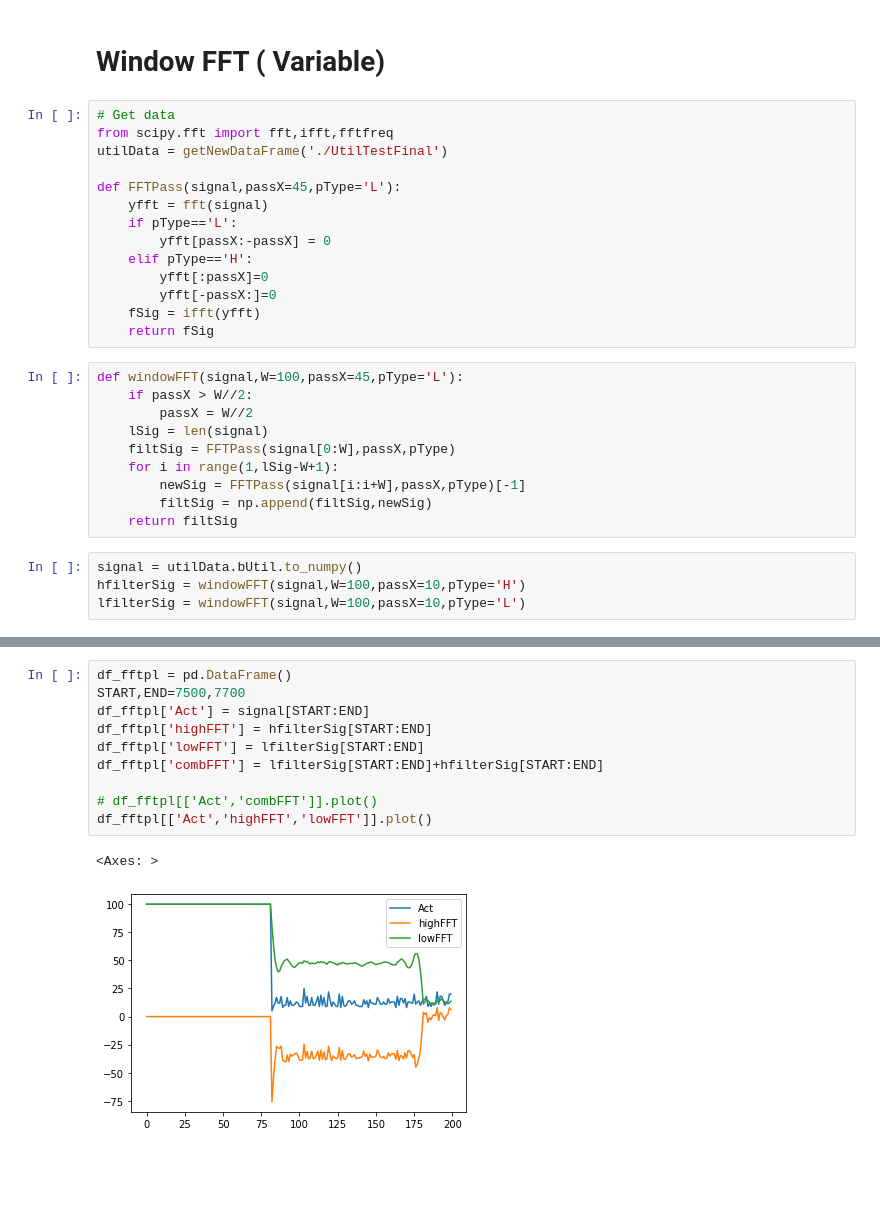
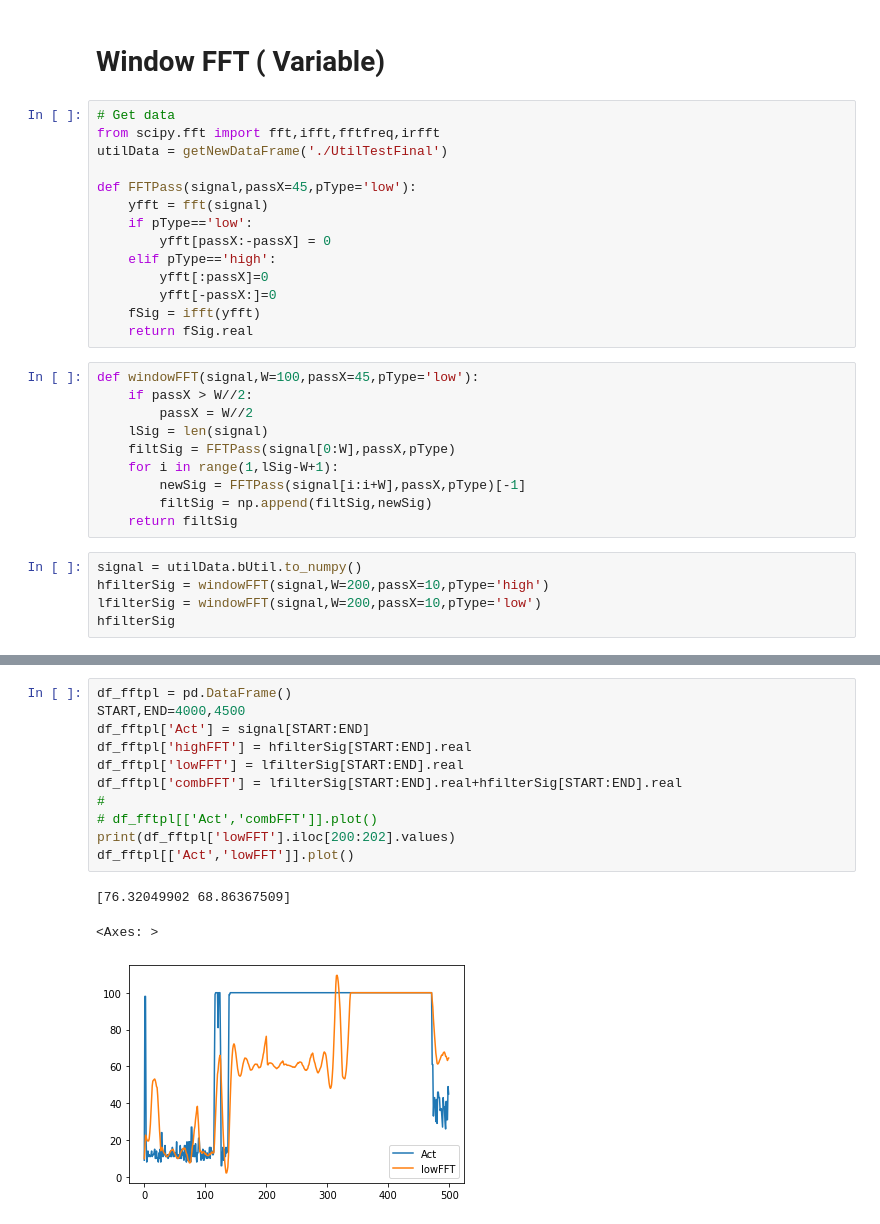
Before and after one commit to dipayan2/ARMAModel, a Jupyter notebook: Train_TestModel.ipynb, the cells around one changed output, grey strips where cells are left out. Saved outputs shown, nothing was run; the diff lists cells and outputs as text; blank space fills up the shorter version.

Commit message:
Added FFT filtering to main code, issue with high pass convergence. Note High pass butter works great

```diff
--- a/Train_TestModel.ipynb
+++ b/Train_TestModel.ipynb
@@ -1646,20 +1646,20 @@ array([1, 2, 3, 4, 5, 6, 7, 8, 9, 0, 7])
 # Window FFT ( Variable)
 # %%
 # Get data
-from scipy.fft import fft,ifft,fftfreq
+from scipy.fft import fft,ifft,fftfreq,irfft
 utilData = getNewDataFrame('./UtilTestFinal')
 
-def FFTPass(signal,passX=45,pType='L'):
+def FFTPass(signal,passX=45,pType='low'):
     yfft = fft(signal)
-    if pType=='L':
+    if pType=='low':
         yfft[passX:-passX] = 0
-    elif pType=='H':
+    elif pType=='high':
         yfft[:passX]=0
         yfft[-passX:]=0
     fSig = ifft(yfft)
-    return fSig
+    return fSig.real
 # %%
-def windowFFT(signal,W=100,passX=45,pType='L'):
+def windowFFT(signal,W=100,passX=45,pType='low'):
     if passX > W//2:
         passX = W//2
     lSig = len(signal)
@@ -1670,5 +1670,6 @@ def windowFFT(signal,W=100,passX=45,pType='L'):
     return filtSig
 # %%
 signal = utilData.bUtil.to_numpy()
-hfilterSig = windowFFT(signal,W=100,passX=10,pType='H')
-lfilterSig = windowFFT(signal,W=100,passX=10,pType='L')
+hfilterSig = windowFFT(signal,W=200,passX=10,pType='high')
+lfilterSig = windowFFT(signal,W=200,passX=10,pType='low')
+hfilterSig
@@ -1688,13 +1693,15 @@ df_fftpl[['Act','highFFT','lowFFT']].plot()
 # %%
 df_fftpl = pd.DataFrame()
-START,END=7500,7700
+START,END=4000,4500
 df_fftpl['Act'] = signal[START:END]
-df_fftpl['highFFT'] = hfilterSig[START:END]
-df_fftpl['lowFFT'] = lfilterSig[START:END]
-df_fftpl['combFFT'] = lfilterSig[START:END]+hfilterSig[START:END]
-
+df_fftpl['highFFT'] = hfilterSig[START:END].real
+df_fftpl['lowFFT'] = lfilterSig[START:END].real
+df_fftpl['combFFT'] = lfilterSig[START:END].real+hfilterSig[START:END].real
+#
 # df_fftpl[['Act','combFFT']].plot()
-df_fftpl[['Act','highFFT','lowFFT']].plot()
+print(df_fftpl['lowFFT'].iloc[200:202].values)
+df_fftpl[['Act','lowFFT']].plot()
 # %% [output]
-<Axes: >
+[76.32049902 68.86367509]
+<Axes: >
-[figure, old version]
+[figure, new version]
```
Also changed, not shown: parts of 2 cells of this notebook, 1 other file.
